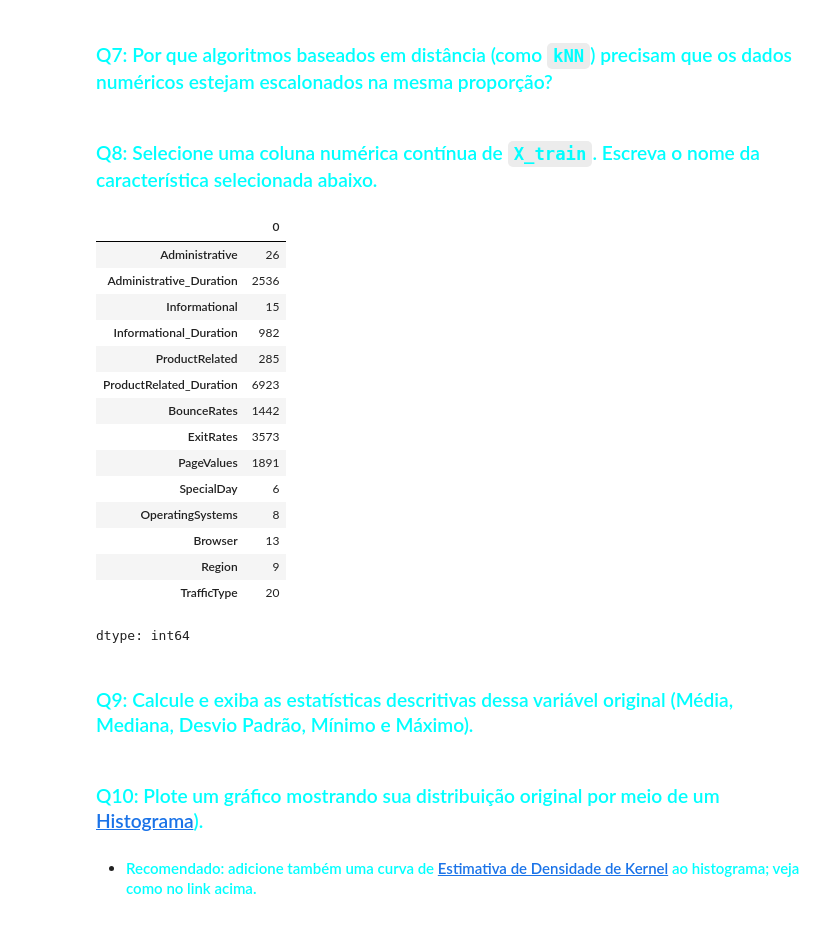
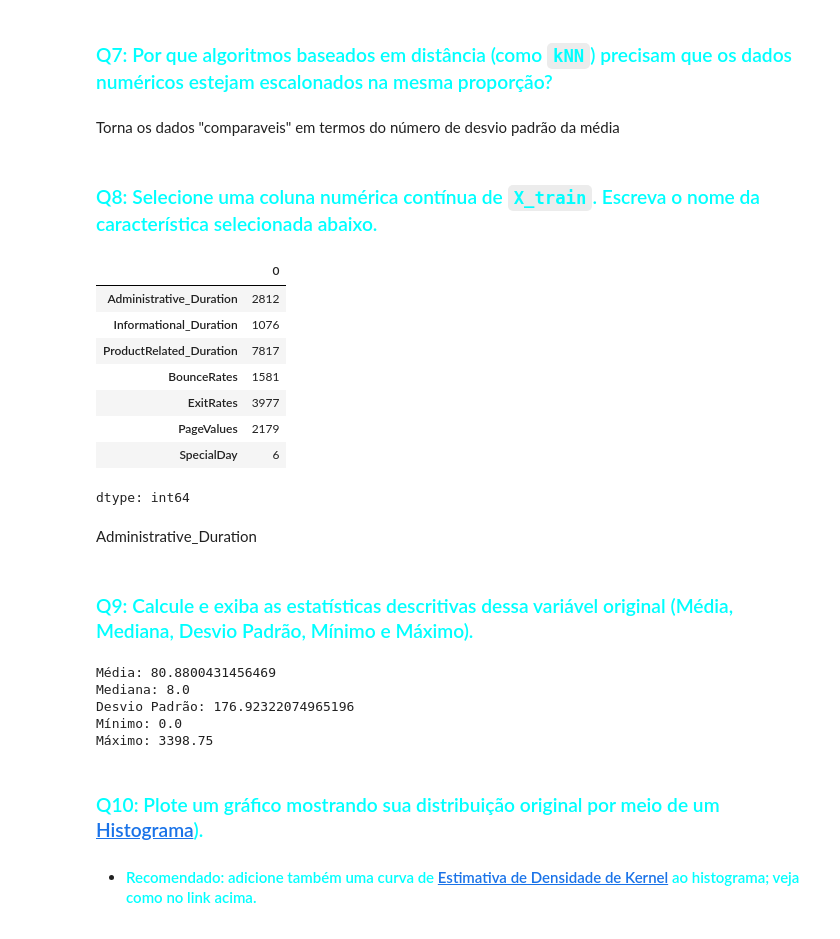
Before and after one commit to jaumg2004/Academia-Digital, a Jupyter notebook: lab/C24_2026_1_LL_Atividade_04_MMMM.ipynb, the cells around one changed output. Saved outputs shown, nothing was run; the diff lists cells and outputs as text; code cells hidden in the pictures.

```diff
--- a/lab/C24_2026_1_LL_Atividade_04_MMMM.ipynb
+++ b/lab/C24_2026_1_LL_Atividade_04_MMMM.ipynb
@@ -80,7 +82,7 @@ df.head()
 ### <font color='cyan'>Q2: Utilizando a função `train_test_split` biblioteca `scikit-learn`, divida as variáveis independentes (`X`) e a variável alvo (`y`) em conjuntos de treinamento (80%) e teste (20%).</font>
 - #### <font color='cyan'> Lembre-se de fixar uma semente do gerador de números aleatórios (`random_state`) para reprodutibilidade dos resultados.</font>
 # %%
-X_train, X_test, y_train, y_test = train_test_split(_X_uci, _y_uci, test_size=0.3, random_state=1)
+X_train, X_test, y_train, y_test = train_test_split(_X_uci, _y_uci, test_size=0.2, random_state=1)
 # %% [markdown]
 ## <font color='green'>**3.2 Codificação de Atributos Categóricos**</font>
 # %% [markdown]
@@ -148,30 +146,38 @@ One-Hot Encoding cria uma nova coluna binária ora cada categória nominal
 ## <font color='green'>**3.3 Escalonamento de Atributos**</font>
 # %% [markdown]
 ### <font color='cyan'>Q7: Por que algoritmos baseados em distância (como `kNN`) precisam que os dados numéricos estejam escalonados na mesma proporção?</font>
+# %% [markdown]
+Torna os dados "comparaveis" em termos do número de desvio padrão da média
 # %% [markdown]
 ### <font color='cyan'>Q8: Selecione uma coluna numérica contínua de `X_train`. Escreva o nome da característica selecionada abaixo.</font>
 # %%
-X_train_number = X_train.select_dtypes(include='number')
-X_train_number.nunique()
+X_train.select_dtypes(include=['float64']).nunique()
 # %% [output]
 |  | 0 |
-| Administrative | 26 |
-| Administrative_Duration | 2536 |
-| Informational | 15 |
-| Informational_Duration | 982 |
-| ProductRelated | 285 |
-| ProductRelated_Duration | 6923 |
-| BounceRates | 1442 |
-| ExitRates | 3573 |
-| PageValues | 1891 |
+| Administrative_Duration | 2812 |
+| Informational_Duration | 1076 |
+| ProductRelated_Duration | 7817 |
+| BounceRates | 1581 |
+| ExitRates | 3977 |
+| PageValues | 2179 |
 | SpecialDay | 6 |
-| OperatingSystems | 8 |
-| Browser | 13 |
-| Region | 9 |
-| TrafficType | 20 |
 dtype: int64
+# %% [markdown]
+Administrative_Duration
 # %% [markdown]
 ### <font color='cyan'>Q9: Calcule e exiba as estatísticas descritivas dessa variável original (Média, Mediana, Desvio Padrão, Mínimo e Máximo).</font>
+# %%
+print(f'Média: {X_train["Administrative_Duration"].mean()}')
+print(f'Mediana: {X_train["Administrative_Duration"].median()}')
+print(f'Desvio Padrão: {X_train["Administrative_Duration"].std()}')
+print(f'Mínimo: {X_train["Administrative_Duration"].min()}')
+print(f'Máximo: {X_train["Administrative_Duration"].max()}')
+# %% [output]
+Média: 80.8800431456469
+Mediana: 8.0
+Desvio Padrão: 176.92322074965196
+Mínimo: 0.0
+Máximo: 3398.75
 # %% [markdown]
 ### <font color='cyan'>Q10: Plote um gráfico mostrando sua distribuição original por meio de um [Histograma](https://seaborn.pydata.org/generated/seaborn.histplot.html)).</font>
 - #### <font color='cyan'>Recomendado: adicione também uma curva de [Estimativa de Densidade de Kernel](https://pt.wikipedia.org/wiki/Estimativa_de_densidade_kernel) ao histograma; veja como no link acima.</font>
```
Also changed, not shown: parts of 19 cells of this notebook.
